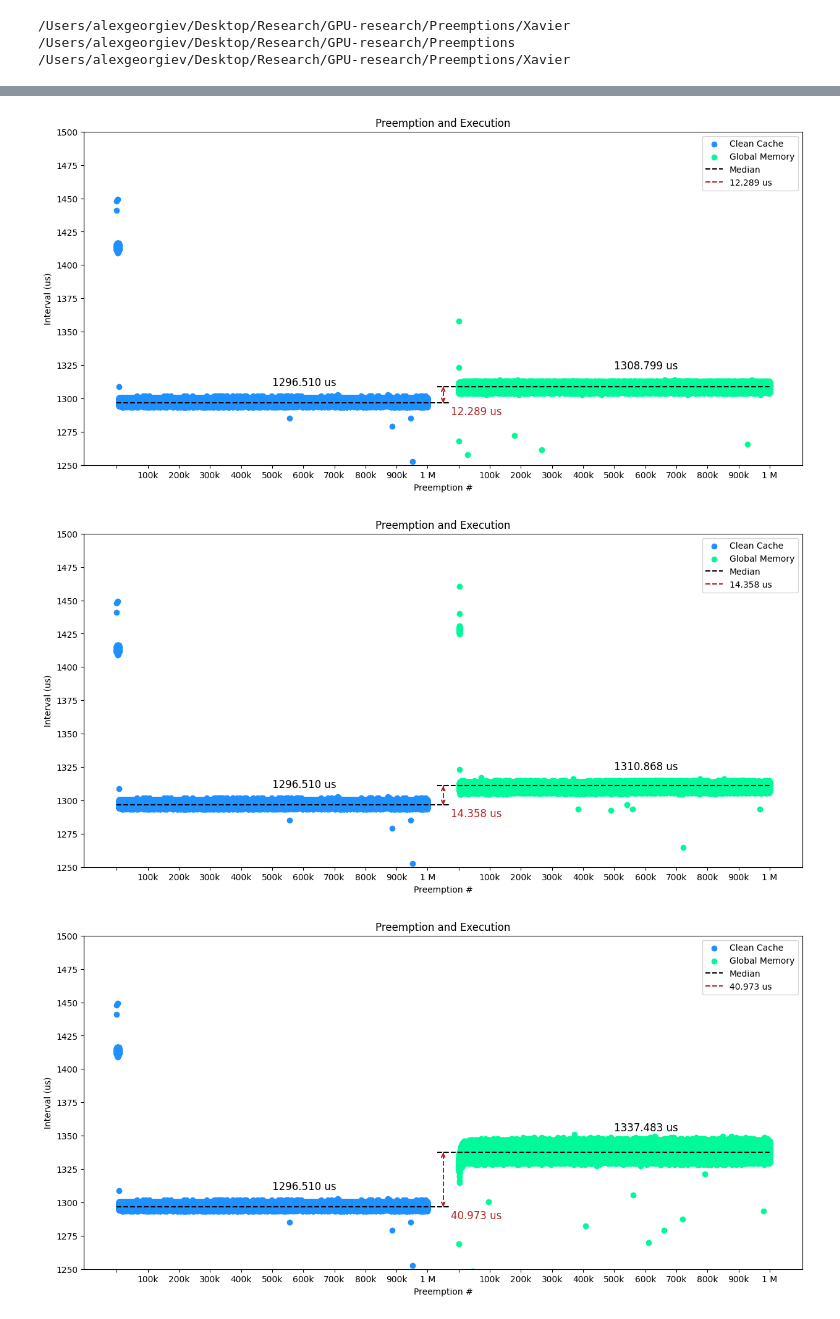
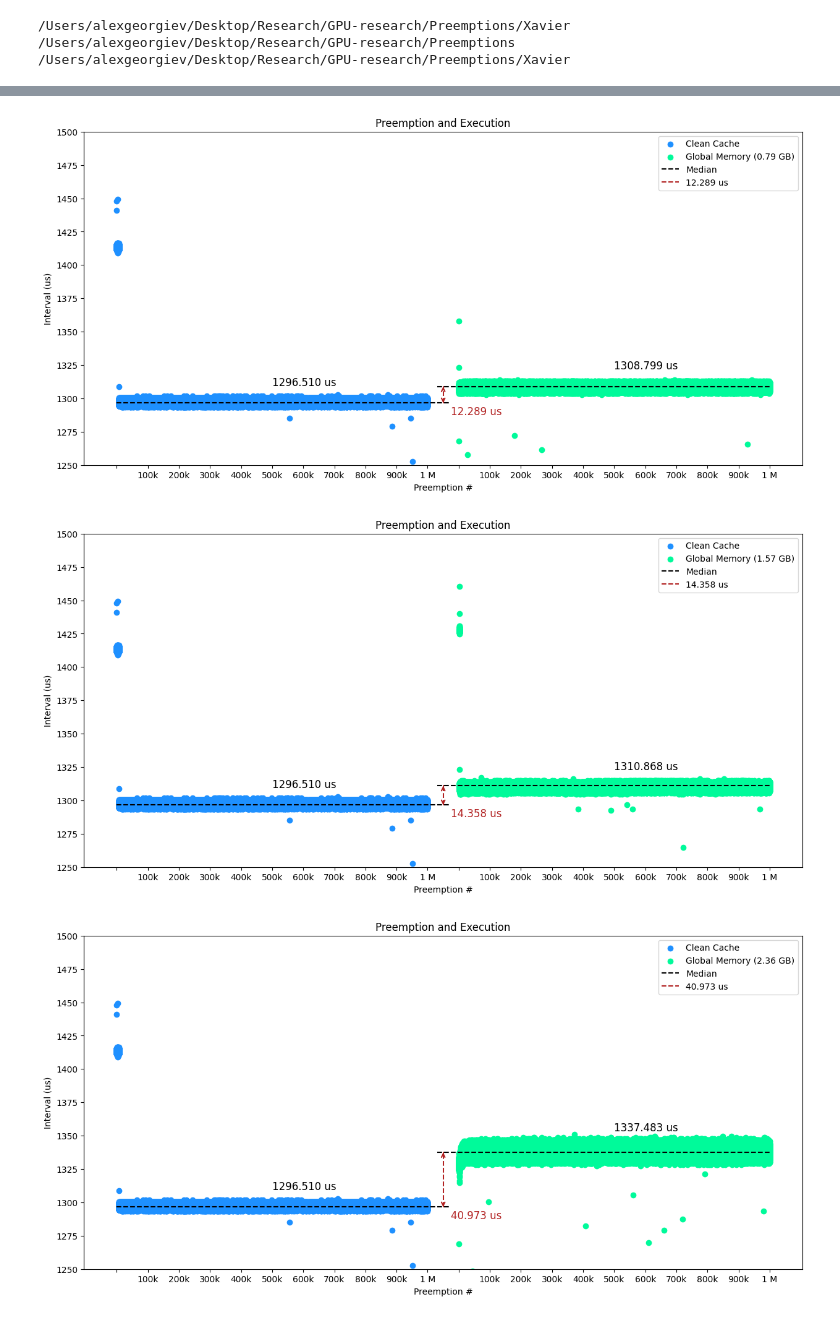
Before and after one commit to alexngUNC/GPU-research, a Jupyter notebook: Preemptions/Xavier/Analysis/Global.ipynb, the cells around one changed output, grey strips where cells are left out. Saved outputs shown, nothing was run; the diff lists cells and outputs as text; code cells hidden in the pictures.

Commit message:
Added GB usage labels

```diff
--- a/Preemptions/Xavier/Analysis/Global.ipynb
+++ b/Preemptions/Xavier/Analysis/Global.ipynb
@@ -78,0 +79,29 @@ global_paths
+# %%
+# Extract memory in GB for plot label
+import re
+
+# Loop 12 times to reach max shared memory amount
+SHARED_LOOP = 12
+
+# Number of threads executing at the same time
+CONCURRENT_THREADS = 16384
+
+# Size of a float in bytes
+FLOAT_SIZE = 4
+
+# Number of result arrays (z1 and z2)
+NUM_RESULT = 2
+
+# Number of input arrays (x and y)
+NUM_INPUT = 2
+
+# List of global memory used in GB for each trial
+gb_list = [round(
+  ((NUM_INPUT * CONCURRENT_THREADS * FLOAT_SIZE) + NUM_RESULT * SHARED_LOOP * CONCURRENT_THREADS * FLOAT_SIZE *
+  int(re.search(r'\d+', path).group())) / 1e9,
+  2)
+  for path in global_paths
+]
+
+# Verify GB usage
+gb_list
@@ -79,18 +128,22 @@ global_paths
 # %%
-def plot_ivls(left_ivls, right_ivls, left_label, right_label, dual=False):
+def plot_ivls(left_ivls, right_ivls, left_label, right_label=None,
+              right_label_list=None, dual=False,):
   NUM_SAMPLES = 1000000
   offset = NUM_SAMPLES // 10
+  if right_label_list is None:
+    right_label_list = [right_label for i in range(len(right_ivls))]
   if dual:
-    for left, right in zip(left_ivls, right_ivls):
+    for i, left, right in enumerate(zip(left_ivls, right_ivls)):
       plot_side_by_side(noSharedData=left, sharedData=right, NUM_SAMPLES=NUM_SAMPLES, lowerBound=1.25e3, upperBound=1.5e3,
-                        medianLines=True, offset=offset, firstLabel=left_label, secondLabel=right_label)
+                        medianLines=True, offset=offset, firstLabel=left_label, secondLabel=right_label_list[i])
   else:
-    for ivls in right_ivls:
+    for i, ivls in enumerate(right_ivls):
       plot_side_by_side(noSharedData=left_ivls, sharedData=ivls, NUM_SAMPLES=NUM_SAMPLES, lowerBound=1.25e3, upperBound=1.5e3,
-                        medianLines=True, offset=offset, firstLabel=left_label, secondLabel=right_label)
+                        medianLines=True, offset=offset, firstLabel=left_label, secondLabel=right_label_list[i])
 
-plot_ivls(clean_ivls, global_ivls, left_label="Clean Cache", right_label="Global Memory")
+global_label_list = [f"Global Memory ({i} GB)" for i in gb_list]
+plot_ivls(clean_ivls, global_ivls, left_label="Clean Cache", right_label_list=global_label_list)
 # %% [output]
-[figure, old version]
+[figure, new version]
-[figure, old version]
+[figure, new version]
-[figure, old version]
+[figure, new version]
```
Also changed, not shown: parts of 4 cells of this notebook, 1 other file.
